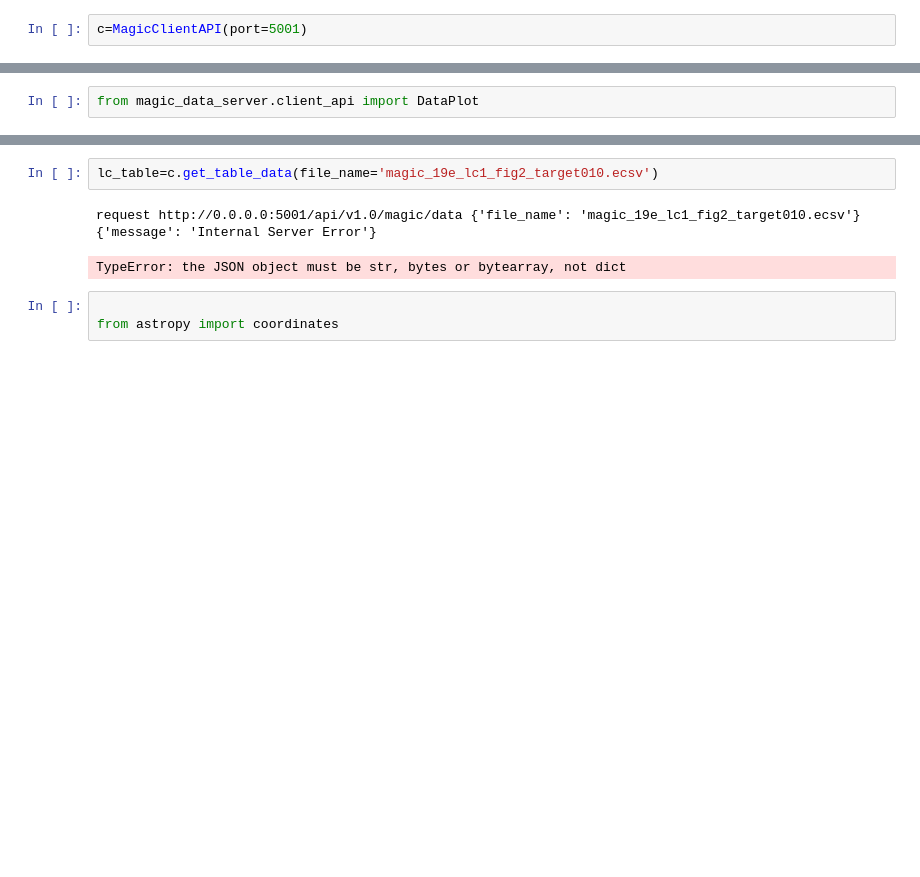
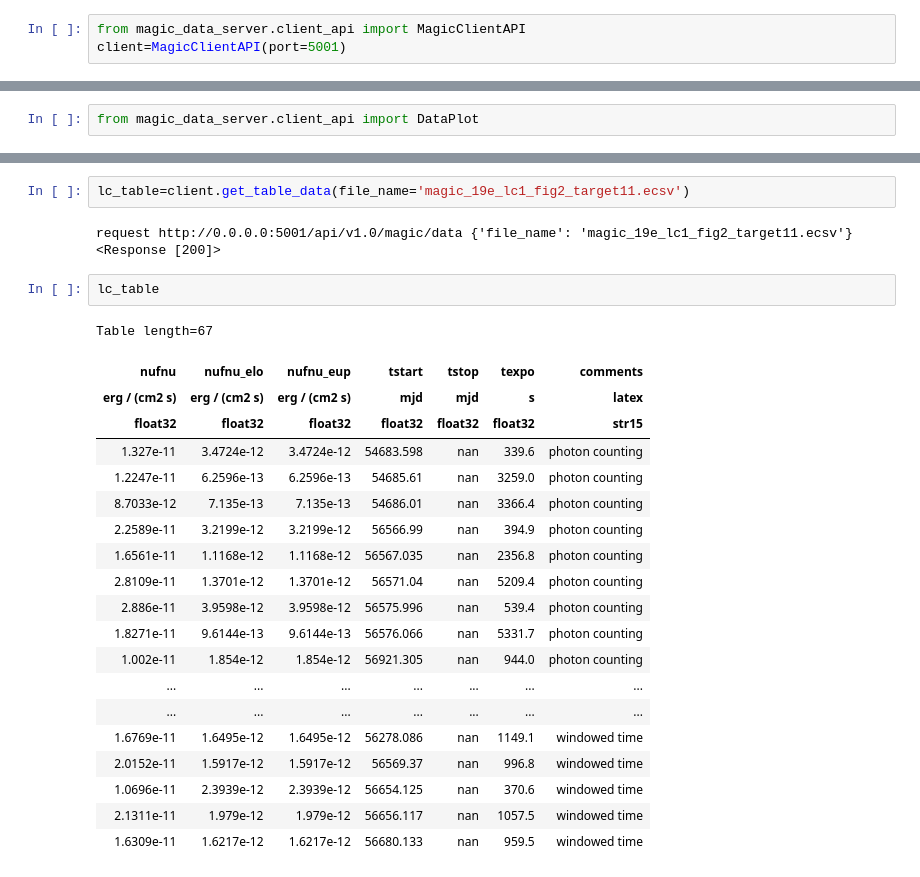
Before and after one commit to oda-hub/magic-backend, a Jupyter notebook: test_examples/magic-test.ipynb, the cells around one changed output, grey strips where cells are left out. Drawn from its saved outputs; the diff is of its cells as text; blank space fills up the shorter version.

```diff
--- a/test_examples/magic-test.ipynb
+++ b/test_examples/magic-test.ipynb
@@ -12,2 +3,3 @@ from magic_data_server.client_api import MagicClientAPI
 # %%
-c=MagicClientAPI(port=5001)
+from magic_data_server.client_api import MagicClientAPI
+client=MagicClientAPI(port=5001)
@@ -104,9 +118,28 @@ sed_plot.add_data_plot(x=sed_table['freq'],y=sed_table['nufnu'],label='BZBJ0214+
 # %%
-lc_table=c.get_table_data(file_name='magic_19e_lc1_fig2_target010.ecsv')
+lc_table=client.get_table_data(file_name='magic_19e_lc1_fig2_target11.ecsv')
 # %% [output]
-request http://0.0.0.0:5001/api/v1.0/magic/data {'file_name': 'magic_19e_lc1_fig2_target010.ecsv'}
-{'message': 'Internal Server Error'}
+request http://0.0.0.0:5001/api/v1.0/magic/data {'file_name': 'magic_19e_lc1_fig2_target11.ecsv'}
+<Response [200]>
-TypeError: the JSON object must be str, bytes or bytearray, not dict
-# %%
-
-from astropy import coordinates
+# %%
+lc_table
+# %% [output]
+Table length=67
+| nufnu | nufnu_elo | nufnu_eup | tstart | tstop | texpo | comments |
+| erg / (cm2 s) | erg / (cm2 s) | erg / (cm2 s) | mjd | mjd | s | latex |
+| float32 | float32 | float32 | float32 | float32 | float32 | str15 |
+| 1.327e-11 | 3.4724e-12 | 3.4724e-12 | 54683.598 | nan | 339.6 | photon counting |
+| 1.2247e-11 | 6.2596e-13 | 6.2596e-13 | 54685.61 | nan | 3259.0 | photon counting |
+| 8.7033e-12 | 7.135e-13 | 7.135e-13 | 54686.01 | nan | 3366.4 | photon counting |
+| 2.2589e-11 | 3.2199e-12 | 3.2199e-12 | 56566.99 | nan | 394.9 | photon counting |
+| 1.6561e-11 | 1.1168e-12 | 1.1168e-12 | 56567.035 | nan | 2356.8 | photon counting |
+| 2.8109e-11 | 1.3701e-12 | 1.3701e-12 | 56571.04 | nan | 5209.4 | photon counting |
+| 2.886e-11 | 3.9598e-12 | 3.9598e-12 | 56575.996 | nan | 539.4 | photon counting |
+| 1.8271e-11 | 9.6144e-13 | 9.6144e-13 | 56576.066 | nan | 5331.7 | photon counting |
+| 1.002e-11 | 1.854e-12 | 1.854e-12 | 56921.305 | nan | 944.0 | photon counting |
+| ... | ... | ... | ... | ... | ... | ... |
+| ... | ... | ... | ... | ... | ... | ... |
+| 1.6769e-11 | 1.6495e-12 | 1.6495e-12 | 56278.086 | nan | 1149.1 | windowed time |
+| 2.0152e-11 | 1.5917e-12 | 1.5917e-12 | 56569.37 | nan | 996.8 | windowed time |
+| 1.0696e-11 | 2.3939e-12 | 2.3939e-12 | 56654.125 | nan | 370.6 | windowed time |
+| 2.1311e-11 | 1.979e-12 | 1.979e-12 | 56656.117 | nan | 1057.5 | windowed time |
+| 1.6309e-11 | 1.6217e-12 | 1.6217e-12 | 56680.133 | nan | 959.5 | windowed time |
```
Also changed, not shown: parts of 17 cells of this notebook, 1 other file.
